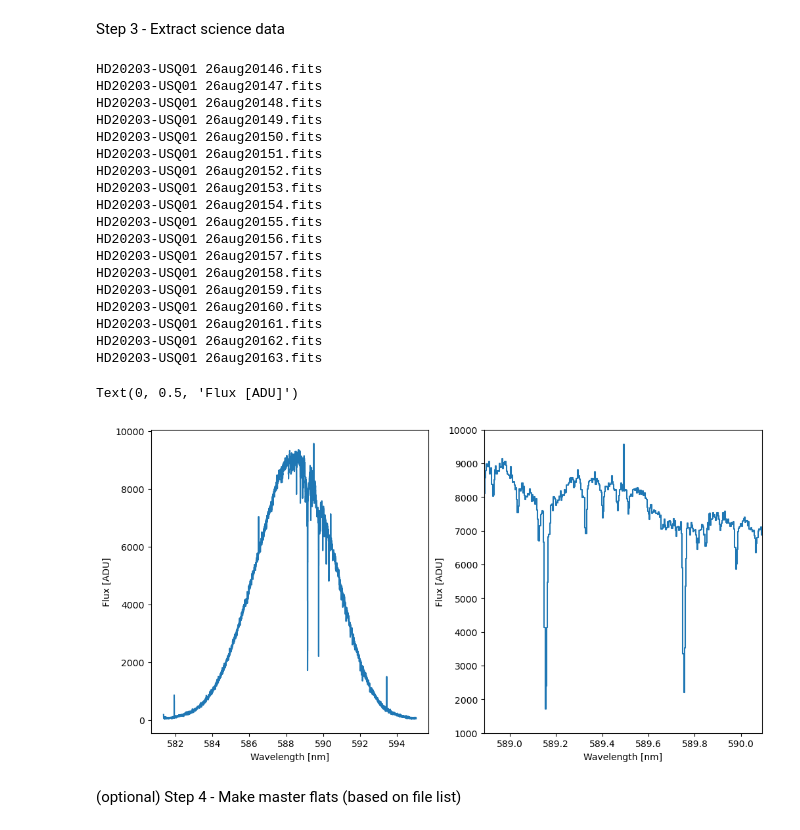
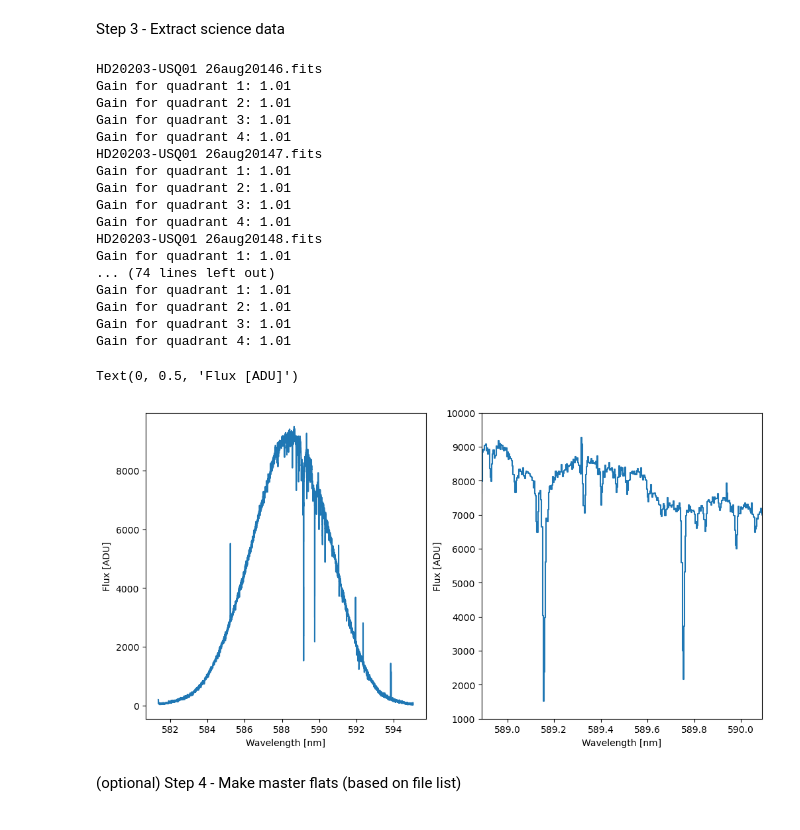
Before and after one commit to joakru-astro/veloce_reduction, a Jupyter notebook: veloce_reduction.ipynb, the cells around one changed output. Saved outputs shown, nothing was run; the diff lists cells and outputs as text; code cells hidden in the pictures.

```diff
--- a/veloce_reduction.ipynb
+++ b/veloce_reduction.ipynb
@@ -10,3 +10,5 @@ from simple_veloce_reduction import veloce_path, veloce_logs, veloce_extraction
 Set up info about run and target(s)
 # %%
 data_dirs = {'red': 'ccd_3', 'green': 'ccd_2', 'blue': 'ccd_1'}
+# %%
+config, veloce_paths = veloce_config.load_config('config.yaml')
@@ -13,26 +51,14 @@ data_dirs = {'red': 'ccd_3', 'green': 'ccd_2', 'blue': 'ccd_1'}
 # %%
-run = "CSV_Run"
-veloce_paths = veloce_path.VelocePaths(run)
-veloce_paths.__post_init__()
+# run = "CSV_Run"
+# veloce_paths = veloce_config.VelocePaths(run)
+# veloce_paths.__post_init__()
 
-science_targets = ['HD20203-USQ01']
+# science_targets = ['HD20203-USQ01']
 
-arm = 'green'
+# arm = 'green'
 
-# Days and dates are redundant, should make one automatically generated from the other
-dates = ['230826'] # can be drawn from dirs present in the run directory
-days = ['26aug']
-
-calib_type = 'SimLC' #['ARC-ThAr', 'SimThLong', 'SimTh', 'SimLC']
-# it is mostly placeholder for now
-
-# dict for filenames of the different types of frames taken
-obs_list = {'science': {},
-            'flat_red': {},
-            'flat_green': {},
-            'flat_blue': {},
-            'dark': {},
-            'bias': {},
-            'wave_calib': {}}
+# # Days and dates are redundant, should make one automatically generated from the other
+# dates = ['230826'] # can be drawn from dirs present in the run directory
+# days = ['26aug']
 # %% [markdown]
 Step 1 - read data filenames from logs
@@ -54,42 +83,45 @@ obs_list_name = veloce_logs.save_science_target_list(obs_list['science'], run=ru
 Step 3 - Extract science data
 # %%
 # output_path = veloce_paths.extracted_parent_dir
-veloce_extraction.extract_run_no_blaze(obs_list_name, run, arm, veloce_paths=veloce_paths)#, output_path=output_path)
+veloce_extraction.extract_run_no_blaze(
+            obs_list, config['run'],
+            config['arm'], config['amplifier_mode'],
+            sim_calib=config['sim_calib'], remove_background=config['scattered_light'],
+            veloce_paths=veloce_paths)
 # %% [output]
 HD20203-USQ01 26aug20146.fits
+Gain for quadrant 1: 1.01
+Gain for quadrant 2: 1.01
+Gain for quadrant 3: 1.01
+Gain for quadrant 4: 1.01
 HD20203-USQ01 26aug20147.fits
+Gain for quadrant 1: 1.01
+Gain for quadrant 2: 1.01
+Gain for quadrant 3: 1.01
+Gain for quadrant 4: 1.01
 HD20203-USQ01 26aug20148.fits
-HD20203-USQ01 26aug20149.fits
-HD20203-USQ01 26aug20150.fits
-HD20203-USQ01 26aug20151.fits
-HD20203-USQ01 26aug20152.fits
-HD20203-USQ01 26aug20153.fits
-HD20203-USQ01 26aug20154.fits
-HD20203-USQ01 26aug20155.fits
-HD20203-USQ01 26aug20156.fits
-HD20203-USQ01 26aug20157.fits
-HD20203-USQ01 26aug20158.fits
-HD20203-USQ01 26aug20159.fits
-HD20203-USQ01 26aug20160.fits
-HD20203-USQ01 26aug20161.fits
-HD20203-USQ01 26aug20162.fits
-HD20203-USQ01 26aug20163.fits
+Gain for quadrant 1: 1.01
+... (74 lines left out)
+Gain for quadrant 1: 1.01
+Gain for quadrant 2: 1.01
+Gain for quadrant 3: 1.01
+Gain for quadrant 4: 1.01
 # %%
 filename = os.listdir(veloce_paths.extracted_dir)[0]
-spectrum = np.load(os.path.join(veloce_paths.extracted_dir, filename))
+wave, flux, hdr = veloce_reduction_tools.load_extracted_spectrum_fits(os.path.join(veloce_paths.extracted_dir, filename))
 # %%
 fig, ax = plt.subplots(1,2, figsize=(12,6))
-ax[0].step(spectrum['wave'][1], spectrum['flux'][1], where='mid')
+ax[0].step(wave[1], flux[1], where='mid')
 ax[0].set_xlabel('Wavelength [nm]')
 ax[0].set_ylabel('Flux [ADU]')
-ax[1].step(spectrum['wave'][1], spectrum['flux'][1], where='mid')
+ax[1].step(wave[1], flux[1], where='mid')
 plt.xlim(588.89, 590.09)
 plt.ylim(1000, 10000)
 ax[1].set_xlabel('Wavelength [nm]')
 ax[1].set_ylabel('Flux [ADU]')
 # %% [output]
 Text(0, 0.5, 'Flux [ADU]')
-[figure, old version]
+[figure, new version]
 # %% [markdown]
 (optional) Step 4 - Make master flats (based on file list)
 # %%
```
Also changed, not shown: parts of 24 cells of this notebook, 12 other files.
